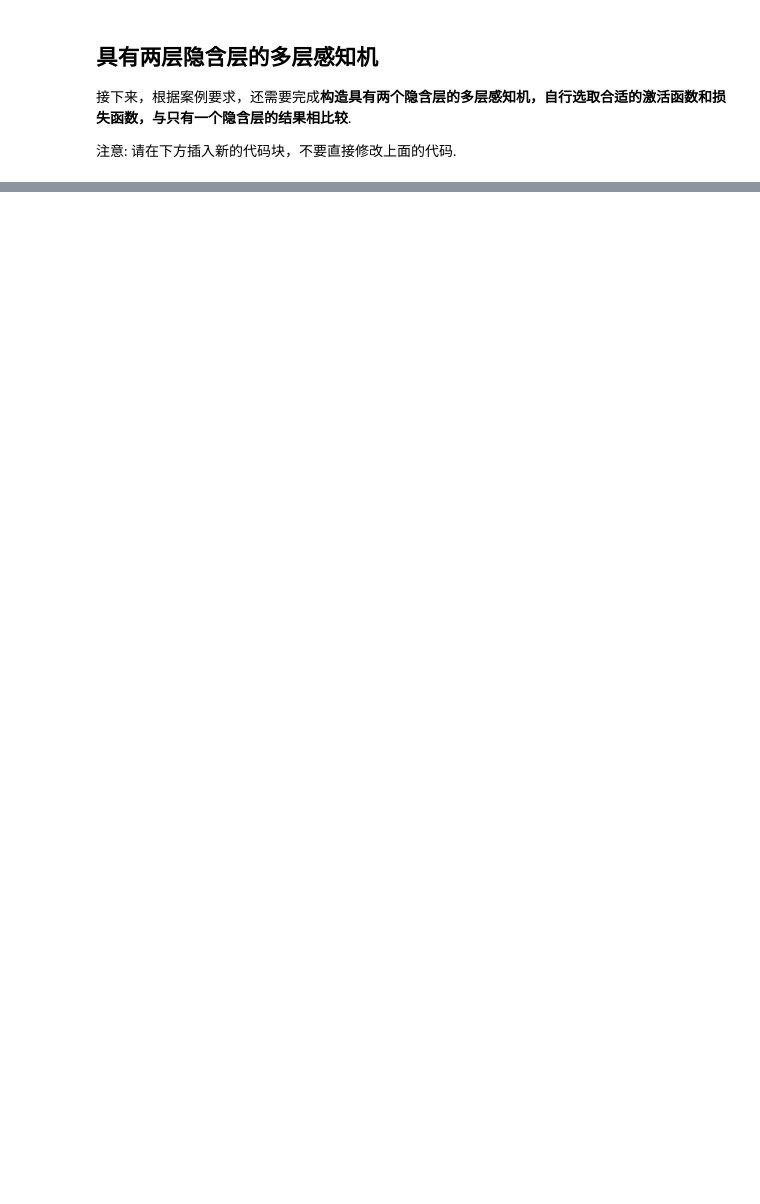
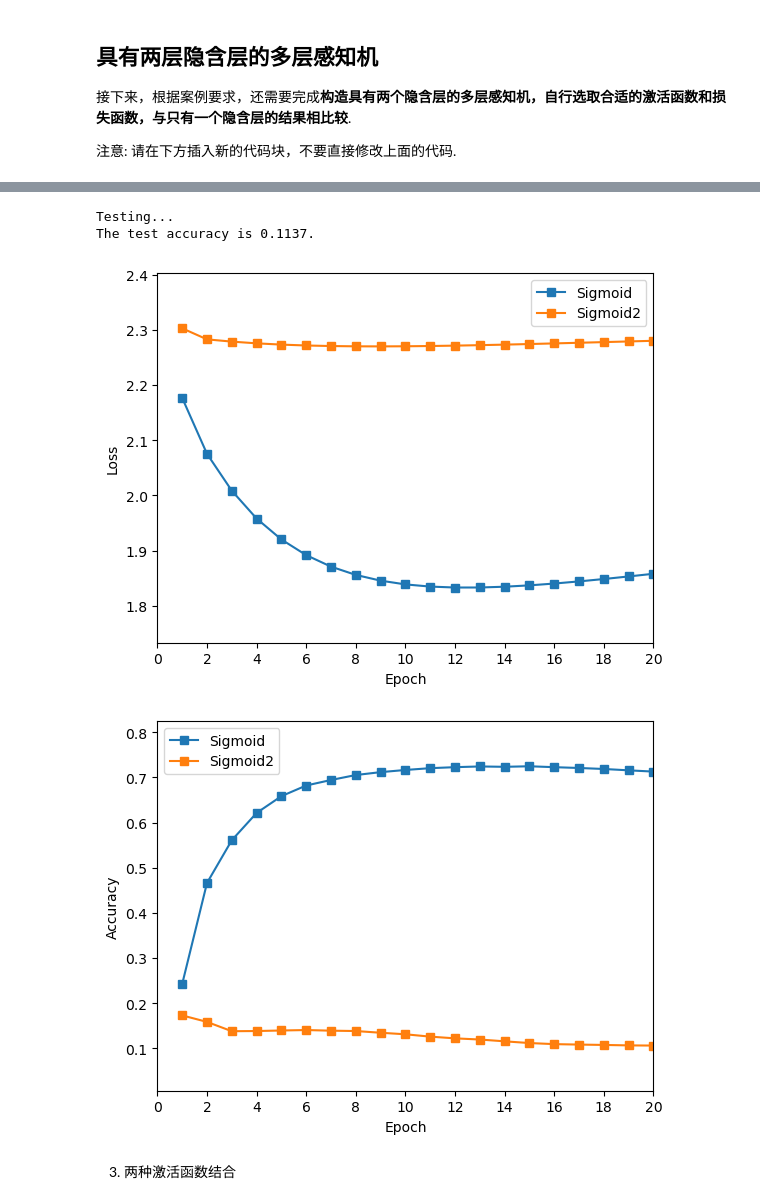
Before and after one commit to JaegerZhao/DeepLearning, a Jupyter notebook: 2 基于多层感知机的手写数字识别/mlp.ipynb, the cells around one changed output, grey strips where cells are left out. Cells and saved outputs as stored; diff of their text form; code cells hidden in the pictures; blank space fills up the shorter version.

```diff
--- a/2 基于多层感知机的手写数字识别/mlp.ipynb
+++ b/2 基于多层感知机的手写数字识别/mlp.ipynb
@@ -261,0 +308,18 @@ plot_loss_and_acc({'Sigmoid': [sigmoid_loss, sigmoid_acc],
+# %%
+from criterion import EuclideanLossLayer,SoftmaxCrossEntropyLossLayer
+from optimizer import SGD
+from layers import FCLayer, SigmoidLayer, ReLULayer
+
+
+criterion = SoftmaxCrossEntropyLossLayer()
+
+sgd = SGD(learning_rate_SGD, weight_decay)
+# %%
+sigmoid2MLP = Network()
+# 128为隐含层的神经元数目
+sigmoid2MLP.add(FCLayer(784, 128))
+sigmoid2MLP.add(SigmoidLayer())
+sigmoid2MLP.add(SigmoidLayer())
+sigmoid2MLP.add(FCLayer(128, 10))
+# %%
+sigmoid2MLP, sigmoid2_loss, sigmoid2_acc = train(sigmoid2MLP, criterion, sgd, data_train, max_epoch, batch_size, disp_freq)
@@ -261,0 +344,13 @@ plot_loss_and_acc({'Sigmoid': [sigmoid_loss, sigmoid_acc],
+# %%
+test(sigmoid2MLP, criterion, data_test, batch_size, disp_freq)
+# %% [output]
+Testing...
+The test accuracy is 0.1137.
+# %%
+plot_loss_and_acc({'Sigmoid': [sigmoid_loss, sigmoid_acc],
+                   'Sigmoid2': [sigmoid2_loss, sigmoid2_acc]})
+# %% [output]
+[figure, added]
+[figure, added]
+# %% [markdown]
+3. 两种激活函数结合
```
Also changed, not shown: parts of 32 cells of this notebook, 2 other files.
